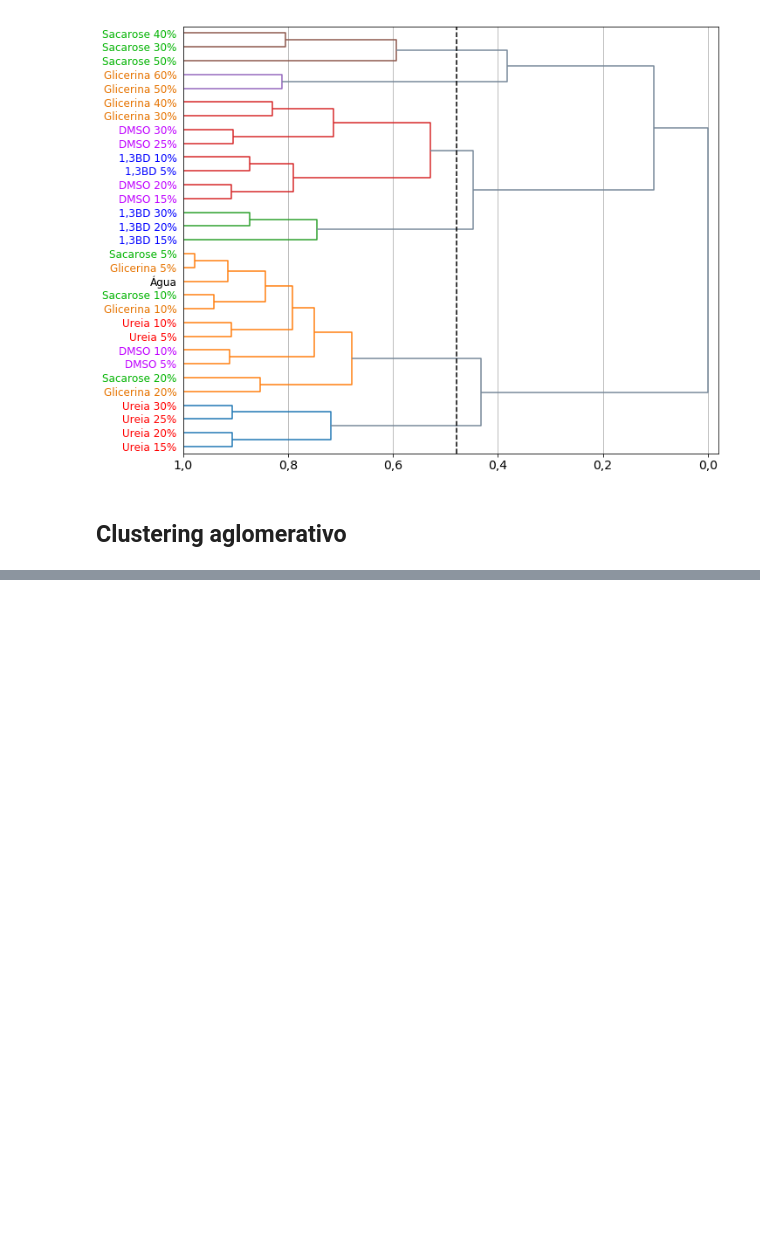
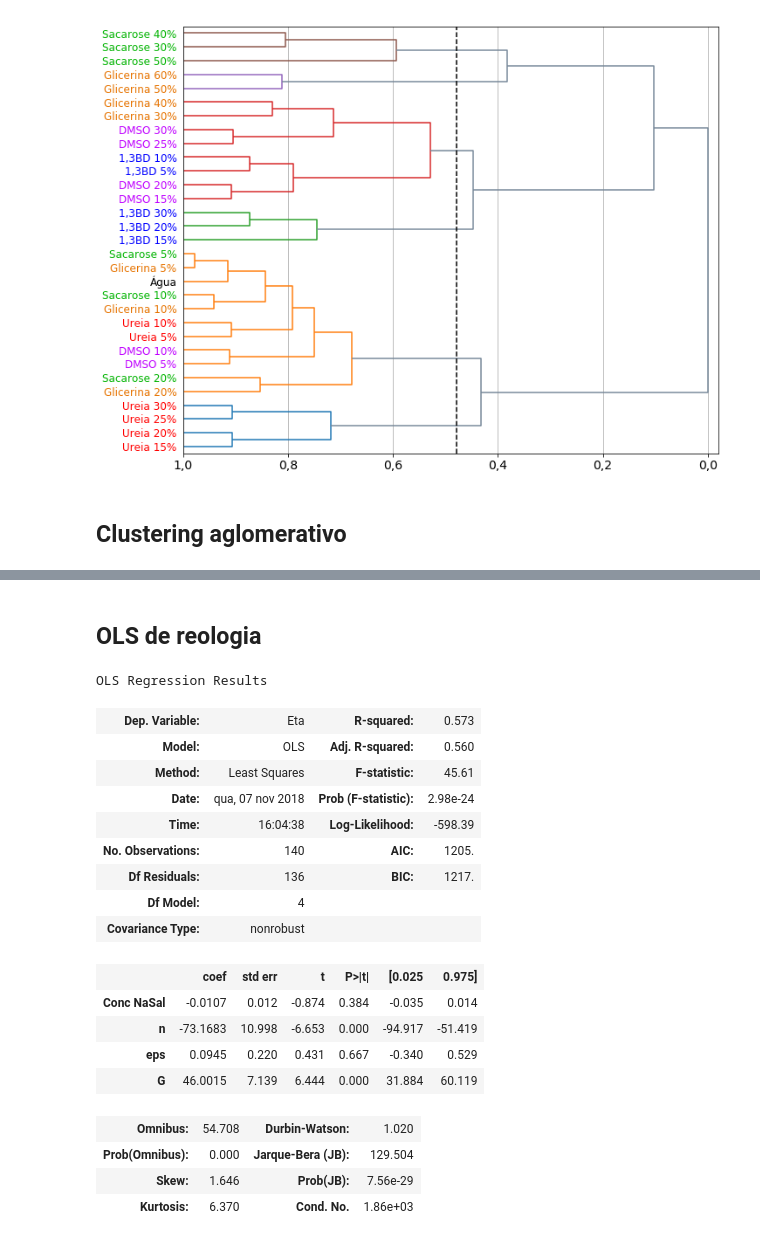
Before and after one commit to KarlClinckspoor/Tese, a Jupyter notebook: imagens/notebooks/Análise multivariada.ipynb, the cells around one changed output, grey strips where cells are left out. Saved outputs shown, nothing was run; the diff lists cells and outputs as text; code cells hidden in the pictures; blank space fills up the shorter version.

```diff
--- a/imagens/notebooks/Análise multivariada.ipynb
+++ b/imagens/notebooks/Análise multivariada.ipynb
@@ -776,0 +869,33 @@ plt.show()
+# %% [markdown]
+## OLS de reologia
+# %%
+dados_reol = pd.read_excel(r'./dados experimentais/reologia_SVD.xlsx')
+X = dados_reol[['Conc NaSal', 'n', 'eps', 'G']]
+Y = dados_reol['Eta']
+
+visc_max = 100
+X = dados_reol[dados_reol['Eta'] < visc_max][['Conc NaSal', 'n', 'eps', 'G']].reset_index(drop=True)
+Y = dados_reol[dados_reol['Eta'] < visc_max]['Eta'].reset_index(drop=True)
+
+results = sm.OLS(Y, X).fit()
+results.summary()
+# %% [output]
+OLS Regression Results
+| Dep. Variable: | Eta | R-squared: | 0.573 |
+| Model: | OLS | Adj. R-squared: | 0.560 |
+| Method: | Least Squares | F-statistic: | 45.61 |
+| Date: | qua, 07 nov 2018 | Prob (F-statistic): | 2.98e-24 |
+| Time: | 16:04:38 | Log-Likelihood: | -598.39 |
+| No. Observations: | 140 | AIC: | 1205. |
+| Df Residuals: | 136 | BIC: | 1217. |
+| Df Model: | 4 |  |  |
+| Covariance Type: | nonrobust |  |  |
+|  | coef | std err | t | P>|t| | [0.025 | 0.975] |
+| Conc NaSal | -0.0107 | 0.012 | -0.874 | 0.384 | -0.035 | 0.014 |
+| n | -73.1683 | 10.998 | -6.653 | 0.000 | -94.917 | -51.419 |
+| eps | 0.0945 | 0.220 | 0.431 | 0.667 | -0.340 | 0.529 |
+| G | 46.0015 | 7.139 | 6.444 | 0.000 | 31.884 | 60.119 |
+| Omnibus: | 54.708 | Durbin-Watson: | 1.020 |
+| Prob(Omnibus): | 0.000 | Jarque-Bera (JB): | 129.504 |
+| Skew: | 1.646 | Prob(JB): | 7.56e-29 |
+| Kurtosis: | 6.370 | Cond. No. | 1.86e+03 |
```
Also changed, not shown: parts of 6 cells of this notebook, 3 other files.
